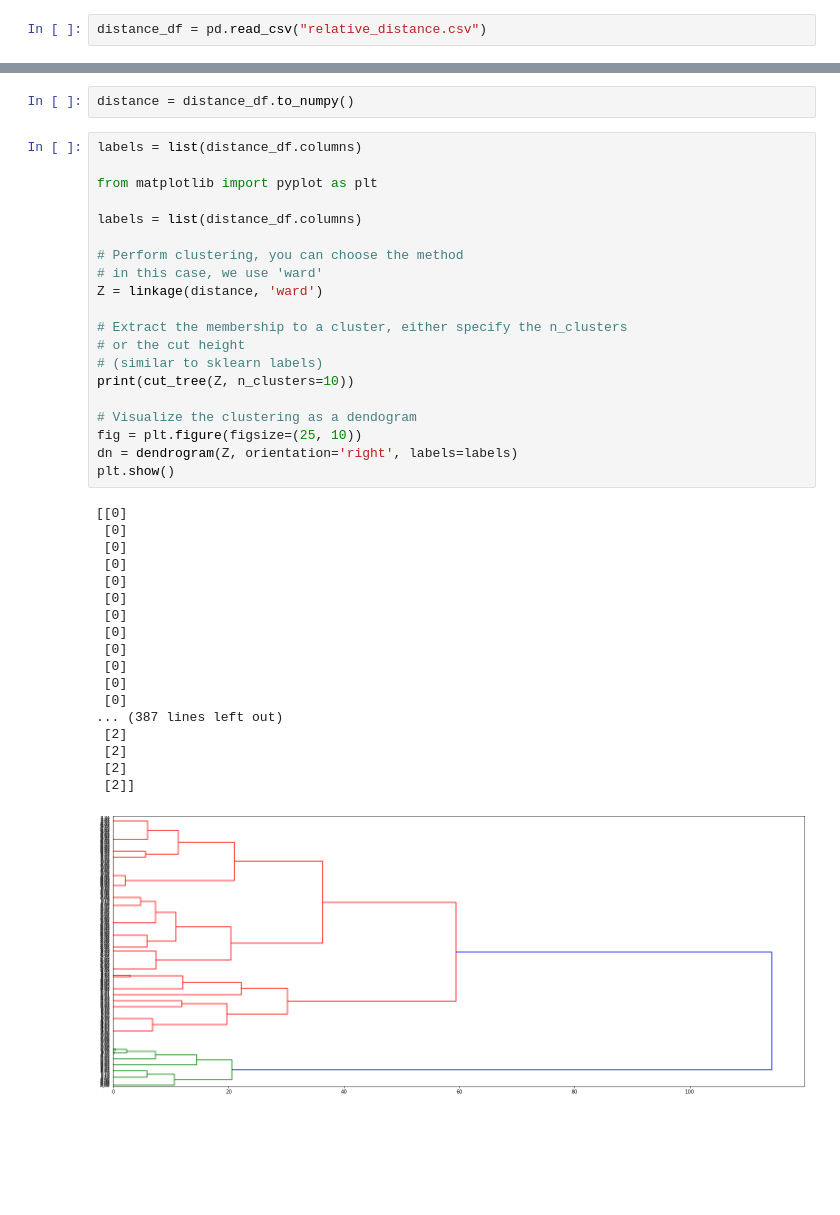
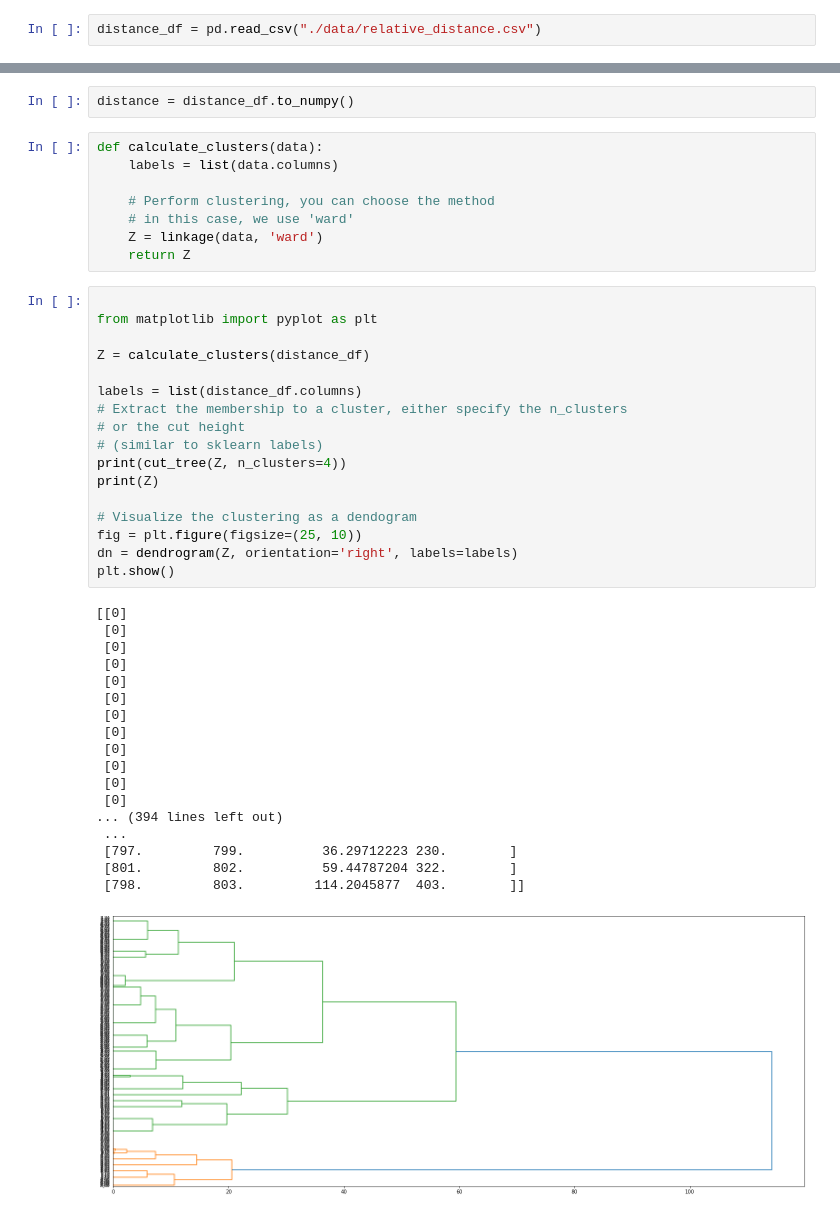
Before and after one commit to dilawarm/brain-cogito-hackathon-2021, a Jupyter notebook: Hierarchical_Clustering.ipynb, the cells around one changed output, grey strips where cells are left out. Drawn from its saved outputs; the diff is of its cells as text; blank space fills up the shorter version.

```diff
--- a/Hierarchical_Clustering.ipynb
+++ b/Hierarchical_Clustering.ipynb
@@ -3,4 +3,4 @@ from scipy.cluster.hierarchy import dendrogram, linkage, cut_tree
 from matplotlib import pyplot as plt
 import pandas as pd
 # %%
-distance_df = pd.read_csv("relative_distance.csv")
+distance_df = pd.read_csv("./data/relative_distance.csv")
@@ -24,42 +41,47 @@ distance_df
 distance_df.set_index(keys="cell_name", inplace=True)
 # %%
 distance = distance_df.to_numpy()
+# %%
+def calculate_clusters(data):
+    labels = list(data.columns)
+
+    # Perform clustering, you can choose the method
+    # in this case, we use 'ward'
+    Z = linkage(data, 'ward')
+    return Z
 # %%
-labels = list(distance_df.columns)
 
 from matplotlib import pyplot as plt
 
+Z = calculate_clusters(distance_df)
+
 labels = list(distance_df.columns)
-
-# Perform clustering, you can choose the method
-# in this case, we use 'ward'
-Z = linkage(distance, 'ward')
-
 # Extract the membership to a cluster, either specify the n_clusters
 # or the cut height
 # (similar to sklearn labels)
-print(cut_tree(Z, n_clusters=10))
+print(cut_tree(Z, n_clusters=4))
+print(Z)
 
 # Visualize the clustering as a dendogram
 fig = plt.figure(figsize=(25, 10))
 dn = dendrogram(Z, orientation='right', labels=labels)
 plt.show()
 # %% [output]
 [[0]
  [0]
  [0]
  [0]
  [0]
  [0]
  [0]
  [0]
  [0]
  [0]
  [0]
  [0]
-... (387 lines left out)
- [2]
- [2]
- [2]
- [2]]
+... (394 lines left out)
+ ...
+ [797.         799.          36.29712223 230.        ]
+ [801.         802.          59.44787204 322.        ]
+ [798.         803.         114.2045877  403.        ]]
-[figure, old version]
+[figure, new version]
```
Also changed, not shown: parts of 9 cells of this notebook, 5 other files.
